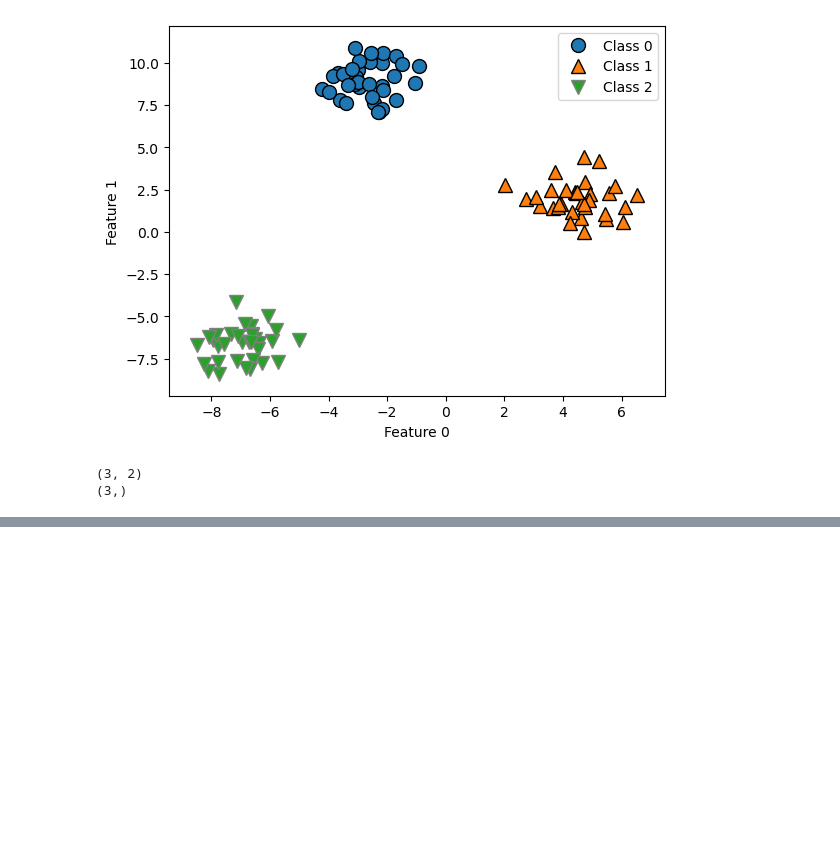
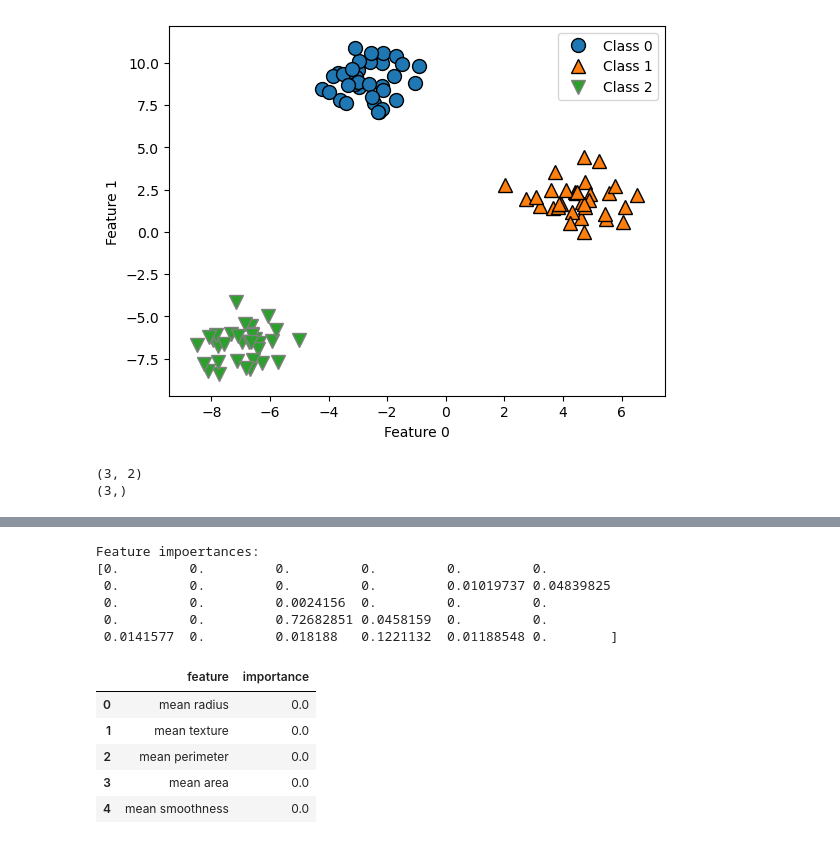
Before and after one commit to jim-franklin/intro_to_ml_with_python, a Jupyter notebook: Chapter_2/Chapter_2.ipynb, the cells around one changed output, grey strips where cells are left out. Cells and saved outputs as stored; diff of their text form; code cells hidden in the pictures; blank space fills up the shorter version.

```diff
--- a/Chapter_2/Chapter_2.ipynb
+++ b/Chapter_2/Chapter_2.ipynb
@@ -351,3 +351,19 @@ print(linear_svm.intercept_.shape)
 # %% [output]
 (3, 2)
 (3,)
+# %%
+# Decision trees
+
+from sklearn.tree import DecisionTreeClassifier
+
+cancer = load_breast_cancer()
+
+X_train, X_test, y_train, y_test = train_test_split(
+    cancer.data, cancer.target, stratify=cancer.target, random_state=42
+)
+
+tree = DecisionTreeClassifier(random_state=0)
+tree.fit(X_train, y_train)
+
+print(tree.score (X_train, y_train))
+print(tree.score(X_test, y_test))
@@ -353,0 +373,6 @@ print(linear_svm.intercept_.shape)
+# %%
+tree = DecisionTreeClassifier(max_depth=4, random_state=0)
+tree.fit(X_train, y_train)
+
+print(tree.score (X_train, y_train))
+print(tree.score(X_test, y_test))
@@ -353,0 +402,24 @@ print(linear_svm.intercept_.shape)
+# %%
+print(f"Feature impoertances:\n{tree.feature_importances_}")
+# %% [output]
+Feature impoertances:
+[0.         0.         0.         0.         0.         0.
+ 0.         0.         0.         0.         0.01019737 0.04839825
+ 0.         0.         0.0024156  0.         0.         0.
+ 0.         0.         0.72682851 0.0458159  0.         0.
+ 0.0141577  0.         0.018188   0.1221132  0.01188548 0.        ]
+# %%
+import altair as alt
+
+feature_importance = pd.DataFrame(
+    {"feature": cancer.feature_names,
+     "importance": tree.feature_importances_}
+)
+feature_importance.head()
+# %% [output]
+|  | feature | importance |
+| 0 | mean radius | 0.0 |
+| 1 | mean texture | 0.0 |
+| 2 | mean perimeter | 0.0 |
+| 3 | mean area | 0.0 |
+| 4 | mean smoothness | 0.0 |
```
Also changed, not shown: parts of 8 cells of this notebook, 2 other files.
